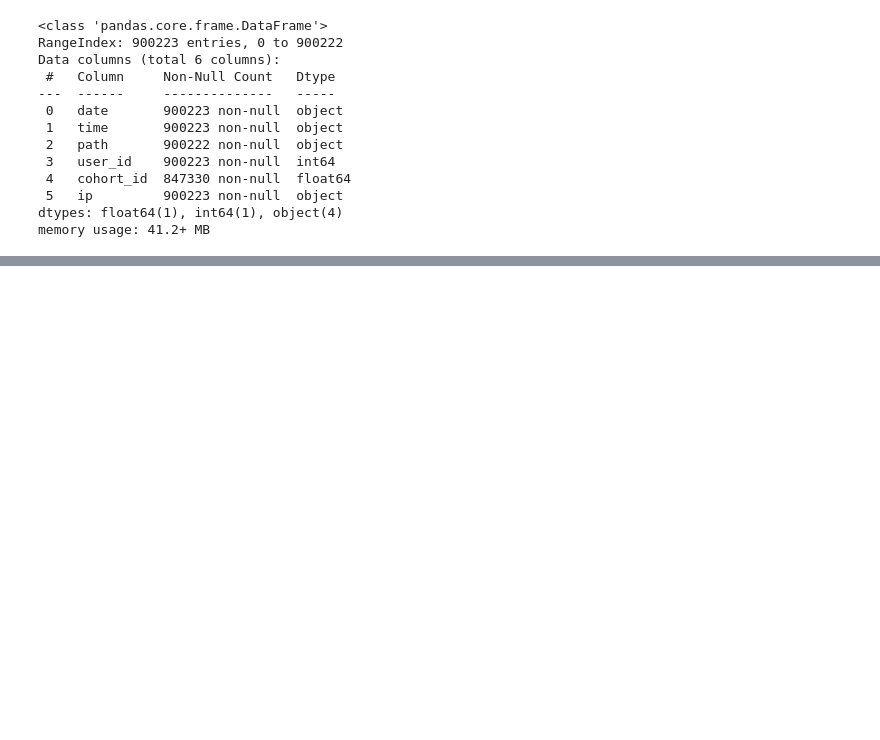
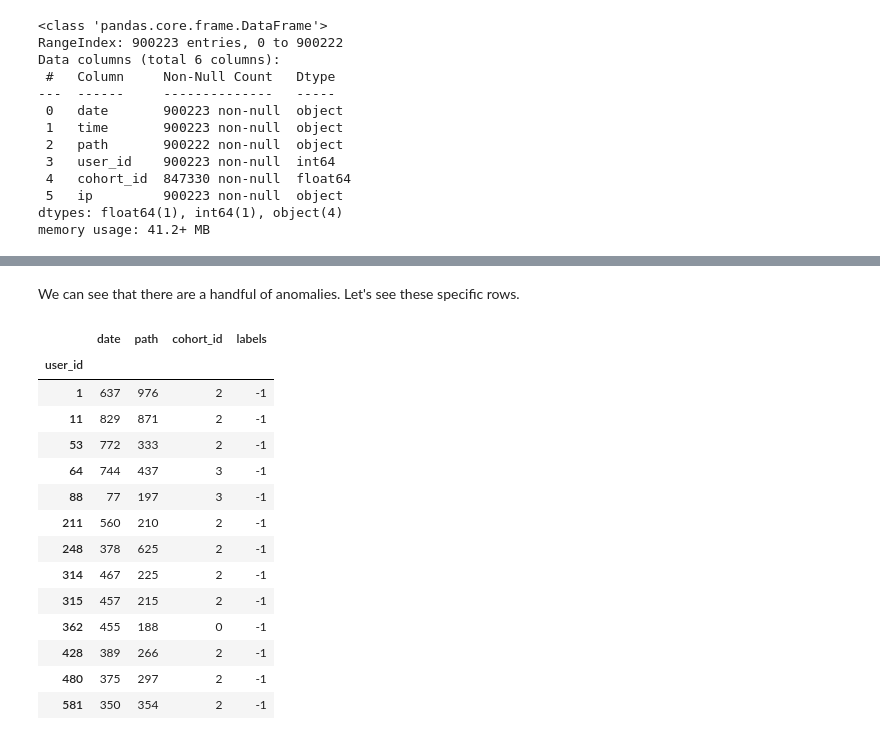
Before and after one commit to alegarcia-dev/anomaly-detection-exercises, a Jupyter notebook: clustering_anomaly_detection.ipynb, the cells around one changed output, grey strips where cells are left out. Saved outputs shown, nothing was run; the diff lists cells and outputs as text; code cells hidden in the pictures; blank space fills up the shorter version.

```diff
--- a/clustering_anomaly_detection.ipynb
+++ b/clustering_anomaly_detection.ipynb
@@ -117,0 +172,20 @@ memory usage: 41.2+ MB
+# %% [markdown]
+We can see that there are a handful of anomalies. Let's see these specific rows.
+# %%
+id_counts[id_counts.labels == -1]
+# %% [output]
+|  | date | path | cohort_id | labels |
+| user_id |  |  |  |  |
+| 1 | 637 | 976 | 2 | -1 |
+| 11 | 829 | 871 | 2 | -1 |
+| 53 | 772 | 333 | 2 | -1 |
+| 64 | 744 | 437 | 3 | -1 |
+| 88 | 77 | 197 | 3 | -1 |
+| 211 | 560 | 210 | 2 | -1 |
+| 248 | 378 | 625 | 2 | -1 |
+| 314 | 467 | 225 | 2 | -1 |
+| 315 | 457 | 215 | 2 | -1 |
+| 362 | 455 | 188 | 0 | -1 |
+| 428 | 389 | 266 | 2 | -1 |
+| 480 | 375 | 297 | 2 | -1 |
+| 581 | 350 | 354 | 2 | -1 |
```
Also changed, not shown: parts of 15 cells of this notebook.
